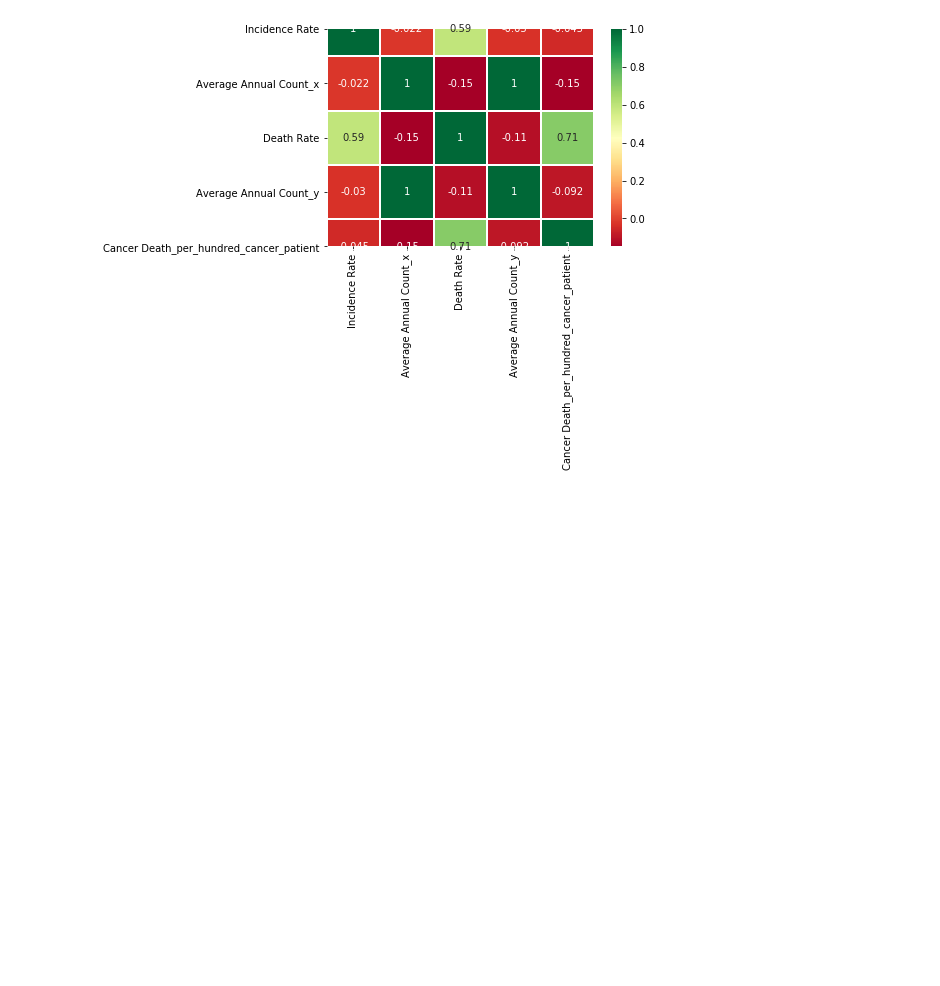
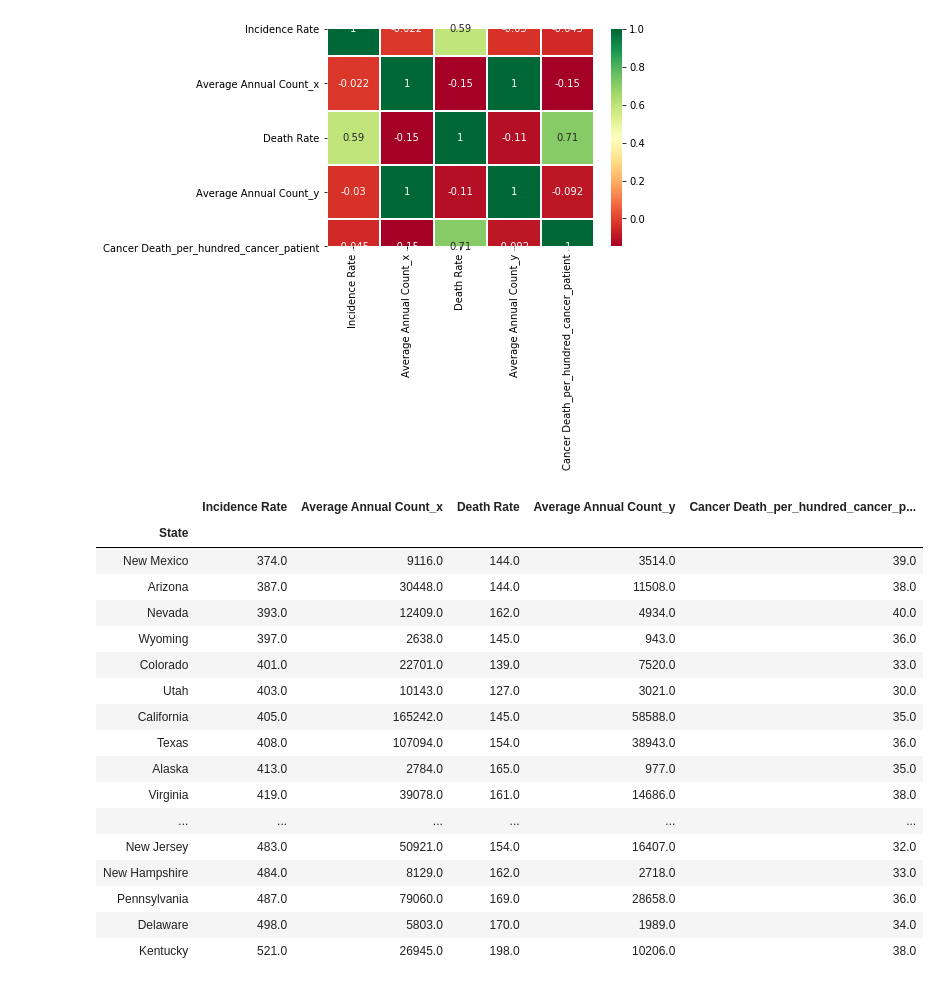
Before and after one commit to settinge/Cancer-and-Nonbiological-Variables, a Jupyter notebook: Statewiseonly.ipynb, the cells around one changed output. Saved outputs shown, nothing was run; the diff lists cells and outputs as text; code cells hidden in the pictures; blank space fills up the shorter version.

```diff
--- a/Statewiseonly.ipynb
+++ b/Statewiseonly.ipynb
@@ -170,3 +170,28 @@ sb.heatmap(pearsoncorr,
 # %% [output]
 <matplotlib.axes._subplots.AxesSubplot at 0x...>
 [figure]
+# %%
+cx= bx.sort_values("Incidence Rate")
+cx.head(10)
+cx.tail(10)
+dx = pd.concat([cx.head(10),cx.tail(10)])
+dx
+# %% [output]
+|  | Incidence Rate | Average Annual Count_x | Death Rate | Average Annual Count_y | Cancer Death_per_hundred_cancer_p... |
+| State |  |  |  |  |  |
+| New Mexico | 374.0 | 9116.0 | 144.0 | 3514.0 | 39.0 |
+| Arizona | 387.0 | 30448.0 | 144.0 | 11508.0 | 38.0 |
+| Nevada | 393.0 | 12409.0 | 162.0 | 4934.0 | 40.0 |
+| Wyoming | 397.0 | 2638.0 | 145.0 | 943.0 | 36.0 |
+| Colorado | 401.0 | 22701.0 | 139.0 | 7520.0 | 33.0 |
+| Utah | 403.0 | 10143.0 | 127.0 | 3021.0 | 30.0 |
+| California | 405.0 | 165242.0 | 145.0 | 58588.0 | 35.0 |
+| Texas | 408.0 | 107094.0 | 154.0 | 38943.0 | 36.0 |
+| Alaska | 413.0 | 2784.0 | 165.0 | 977.0 | 35.0 |
+| Virginia | 419.0 | 39078.0 | 161.0 | 14686.0 | 38.0 |
+| ... | ... | ... | ... | ... | ... |
+| New Jersey | 483.0 | 50921.0 | 154.0 | 16407.0 | 32.0 |
+| New Hampshire | 484.0 | 8129.0 | 162.0 | 2718.0 | 33.0 |
+| Pennsylvania | 487.0 | 79060.0 | 169.0 | 28658.0 | 36.0 |
+| Delaware | 498.0 | 5803.0 | 170.0 | 1989.0 | 34.0 |
+| Kentucky | 521.0 | 26945.0 | 198.0 | 10206.0 | 38.0 |
```
Also changed, not shown: parts of 4 cells of this notebook, 3 other files.
